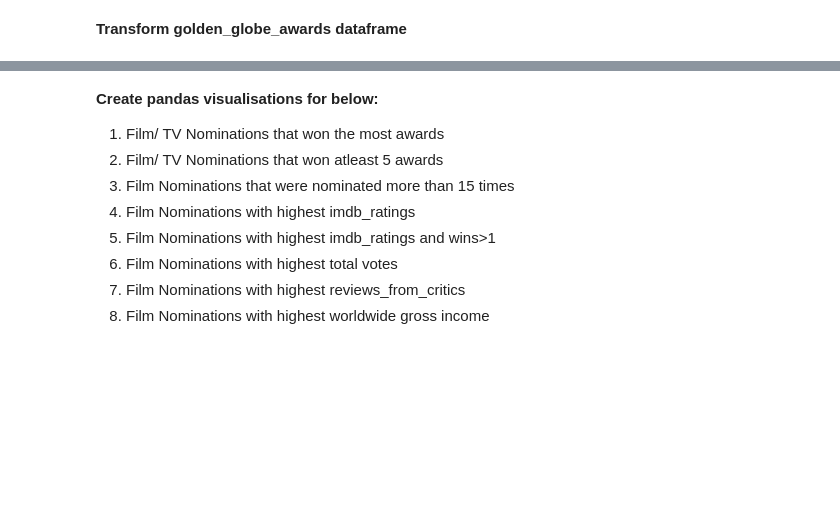
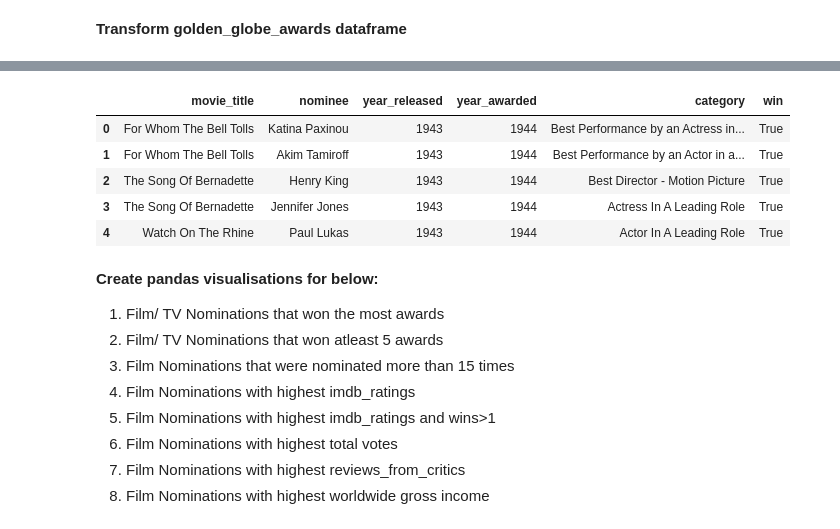
Before and after one commit to itsnameeta/Project-2-ETL, a Jupyter notebook: movies_etl.ipynb, the cells around one changed output, grey strips where cells are left out. Saved outputs shown, nothing was run; the diff lists cells and outputs as text; code cells hidden in the pictures; blank space fills up the shorter version.

```diff
--- a/movies_etl.ipynb
+++ b/movies_etl.ipynb
@@ -147,3 +185,14 @@ Golden_globe_transformed.tail()
+# %%
+#Golden_globe_transformed.to_sql(name='golden_globe', con=engine, if_exists='append', index=True)
+gg_df = pd.read_sql("SELECT * FROM golden_globe", engine)
+gg_df.head()
+# %% [output]
+|  | movie_title | nominee | year_released | year_awarded | category | win |
+| 0 | For Whom The Bell Tolls | Katina Paxinou | 1943 | 1944 | Best Performance by an Actress in... | True |
+| 1 | For Whom The Bell Tolls | Akim Tamiroff | 1943 | 1944 | Best Performance by an Actor in a... | True |
+| 2 | The Song Of Bernadette | Henry King | 1943 | 1944 | Best Director - Motion Picture | True |
+| 3 | The Song Of Bernadette | Jennifer Jones | 1943 | 1944 | Actress In A Leading Role | True |
+| 4 | Watch On The Rhine | Paul Lukas | 1943 | 1944 | Actor In A Leading Role | True |
 # %% [markdown]
 **Create pandas visualisations for below:**
 1. Film/ TV Nominations that won the most awards
```
Also changed, not shown: parts of 24 cells of this notebook, 5 other files.
